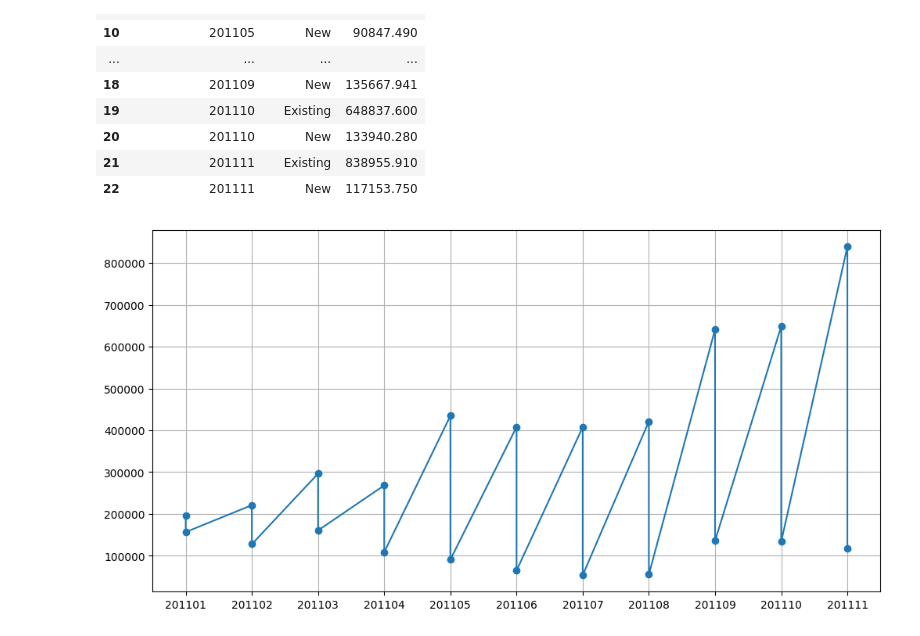
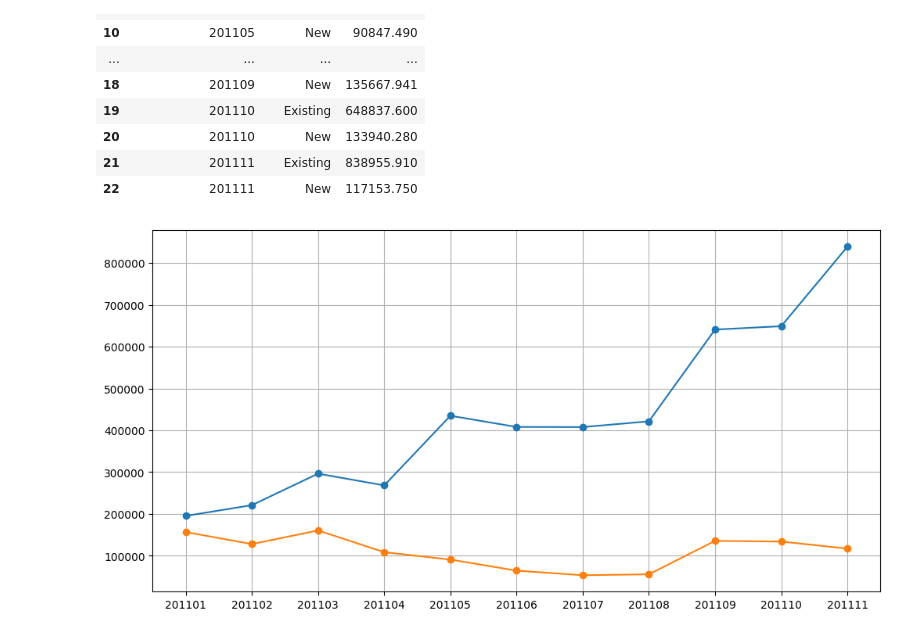
Before and after one commit to MahdiAhmadiKamal/PyLearn7-Data-Science, a Jupyter notebook: PyLearn7-Assignment39/online retail/online_retail.ipynb, the cells around one changed output. Cells and saved outputs as stored; diff of their text form; code cells hidden in the pictures.

```diff
--- a/PyLearn7-Assignment39/online retail/online_retail.ipynb
+++ b/PyLearn7-Assignment39/online retail/online_retail.ipynb
@@ -215,9 +215,13 @@ tx_user_type_revenue
 | 22 | 201111 | New | 117153.750 |
 # %%
 plt.figure(figsize=(12,6))
-plt.plot(tx_user_type_revenue.query("InvoiceYearMonth < 201112")['InvoiceYearMonth'].to_numpy(dtype=str),
-         tx_user_type_revenue.query("InvoiceYearMonth < 201112")['Revenue'].to_numpy(), marker='o')
+plt.plot(tx_user_type_revenue.query("UserType == 'Existing'")['InvoiceYearMonth'].to_numpy(dtype=str),
+         tx_user_type_revenue.query("UserType == 'Existing'")['Revenue'].to_numpy(), marker='o')
+
+plt.plot(tx_user_type_revenue.query("UserType == 'New'")['InvoiceYearMonth'].to_numpy(dtype=str),
+         tx_user_type_revenue.query("UserType == 'New'")['Revenue'].to_numpy(), marker='o')
+
 plt.grid()
 plt.show()
 # %% [output]
-[figure, old version]
+[figure, new version]
```
Also changed, not shown: parts of 1 cell of this notebook.
